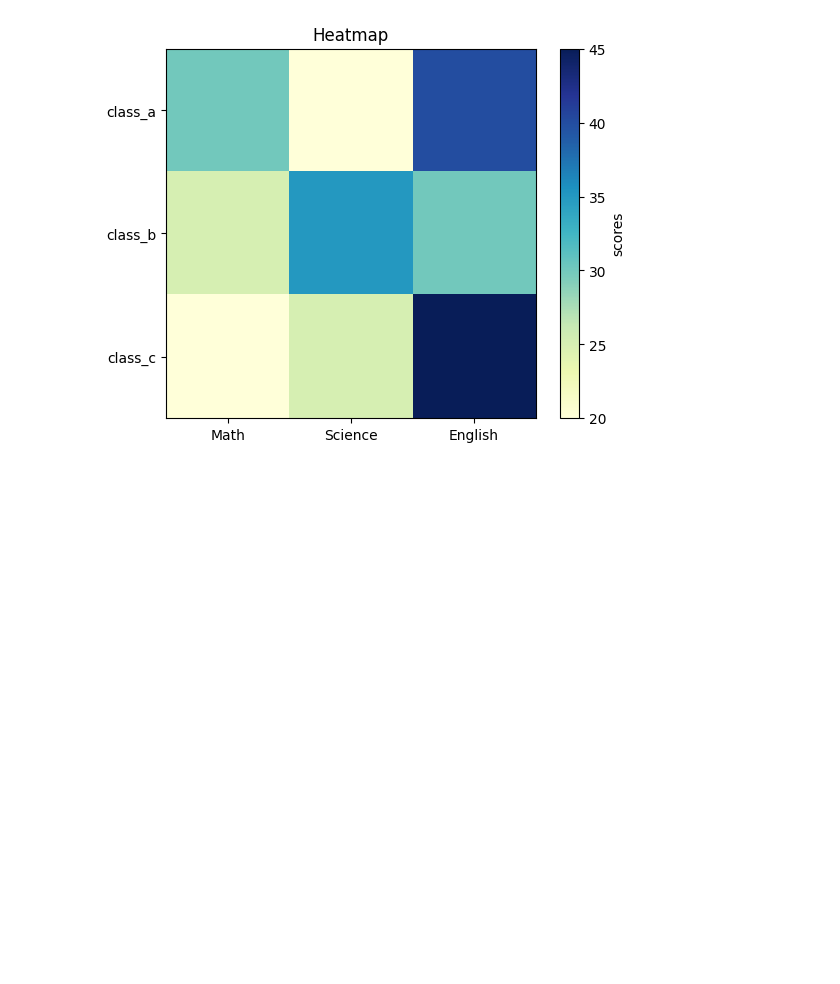
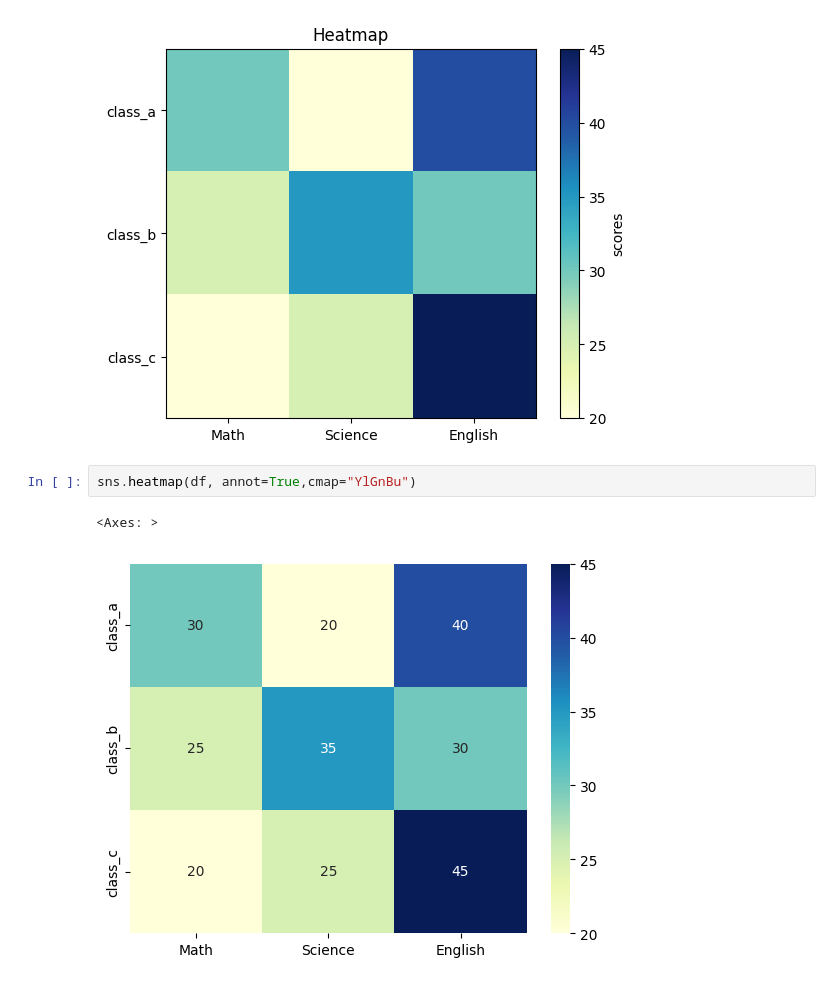
Before and after one commit to TAavash/Data-Science-with-AI, a Jupyter notebook: plot.ipynb, the cells around one changed output. Cells and saved outputs as stored; diff of their text form; blank space fills up the shorter version.

Commit message:
sns.heatmap

```diff
--- a/plot.ipynb
+++ b/plot.ipynb
@@ -227,3 +227,8 @@ plt.colorbar(label='scores')
 plt.show()
 # %% [output]
 [figure]
+# %%
+sns.heatmap(df, annot=True,cmap="YlGnBu")
+# %% [output]
+<Axes: >
+[figure, added]
```
